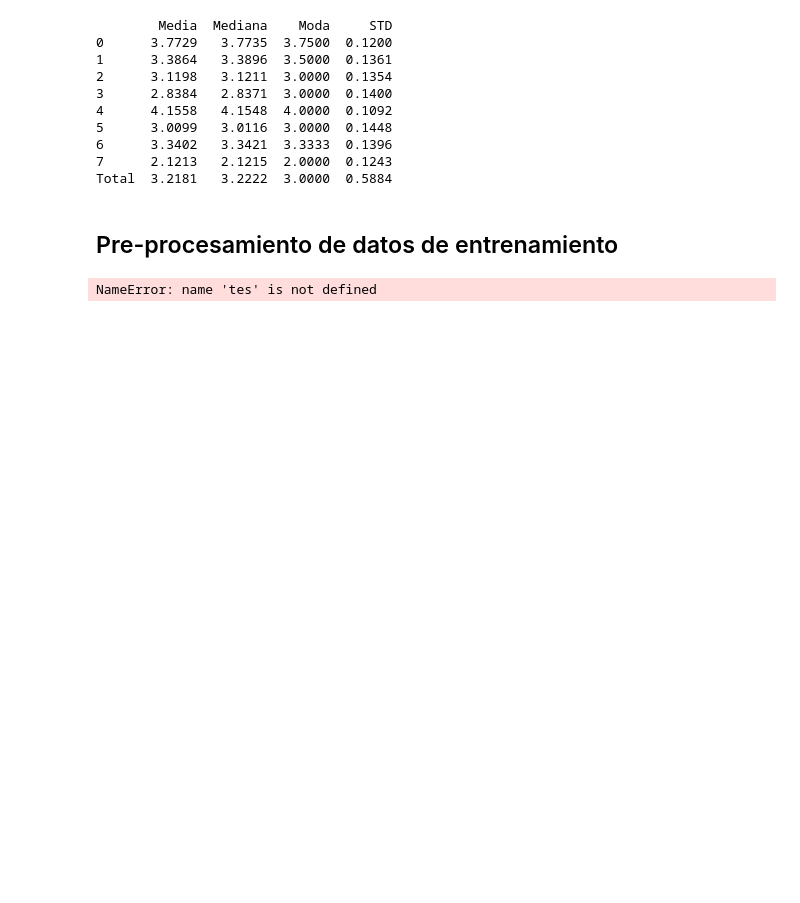
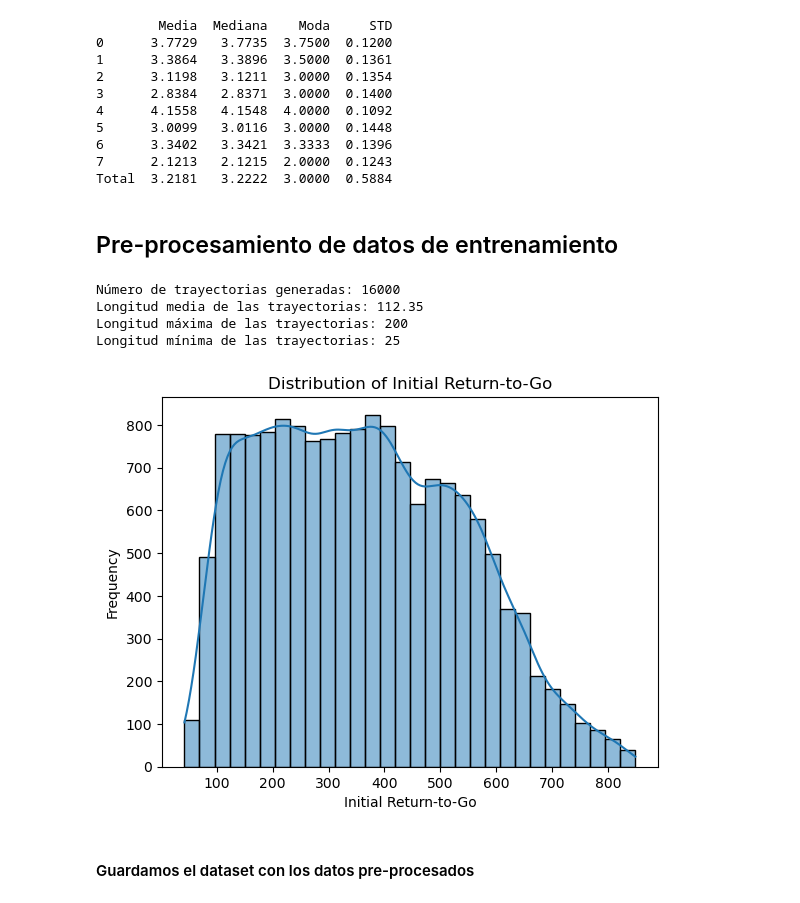
Before and after one commit to sofips/Decision-Transformer-Recomendaciones, a Jupyter notebook: notebooks/01_exploracion_dataset.ipynb, the cells around one changed output. Drawn from its saved outputs; the diff is of its cells as text; code cells hidden in the pictures; blank space fills up the shorter version.

Commit message:
pre-procesamiento de training trajectories

```diff
--- a/notebooks/01_exploracion_dataset.ipynb
+++ b/notebooks/01_exploracion_dataset.ipynb
@@ -364,6 +361,18 @@ Total  3.2181   3.2222  3.0000  0.5884
 # %% [markdown]
 ## Pre-procesamiento de datos de entrenamiento
 # %%
-create_dt_dataset(training_data,tes)
+dt_dataset = create_dt_dataset(training_data,test=True, print_stats=True)
+
+initial_rewards = [seq['returns_to_go'][0] for seq in dt_dataset]
+
+sns.histplot(initial_rewards, bins=30, kde=True)
+plt.xlabel('Initial Return-to-Go')
+plt.ylabel('Frequency')
+plt.title('Distribution of Initial Return-to-Go')
+plt.show()
 # %% [output]
-NameError: name 'tes' is not defined
+Número de trayectorias generadas: 16000
+Longitud media de las trayectorias: 112.35
+Longitud máxima de las trayectorias: 200
+Longitud mínima de las trayectorias: 25
+[figure, added]
@@ -369,0 +381,2 @@ NameError: name 'tes' is not defined
+# %% [markdown]
+#### Guardamos el dataset con los datos pre-procesados
```
Also changed, not shown: parts of 5 cells of this notebook, 2 other files.
